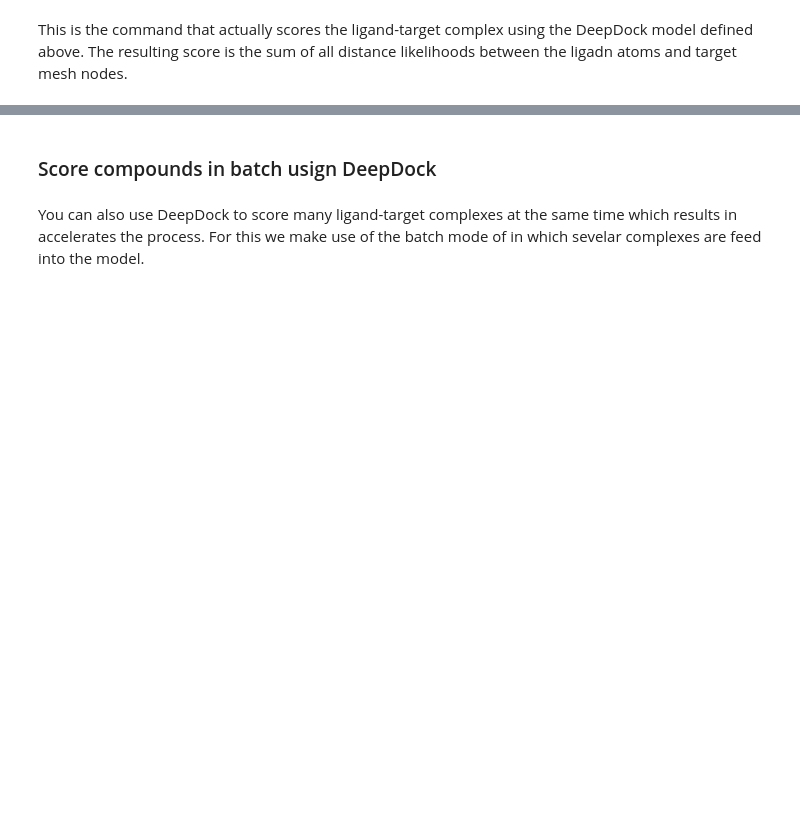
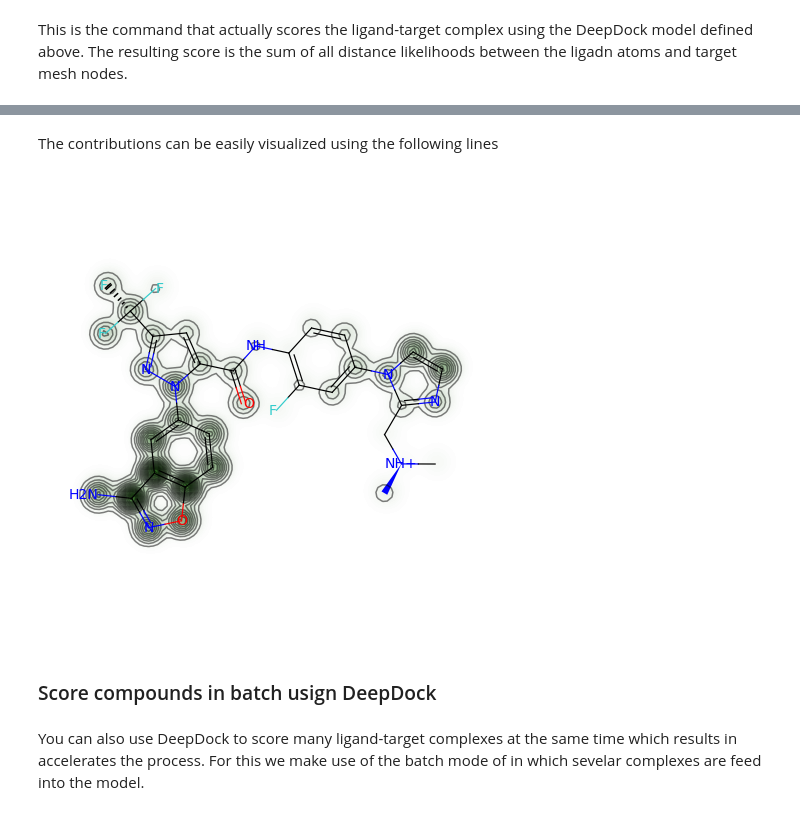
Before and after one commit to OptiMaL-PSE-Lab/DeepDock, a Jupyter notebook: examples/Score_example.ipynb, the cells around one changed output, grey strips where cells are left out. Saved outputs shown, nothing was run; the diff lists cells and outputs as text; code cells hidden in the pictures; blank space fills up the shorter version.

Commit message:
Adding function to calculate atom contributions

```diff
--- a/examples/Score_example.ipynb
+++ b/examples/Score_example.ipynb
@@ -71,0 +75,3 @@ array([251.2206921])
+# %%
+score, contributions = calculate_atom_contribution(real_mol, target_ply, model, dist_threshold=3., seed=123, device=device)
+contributions
@@ -72,3 +87,13 @@ array([251.2206921])
+# %% [markdown]
+The contributions can be easily visualized using the following lines
+# %%
+from rdkit.Chem.Draw import SimilarityMaps
+
+mol_2d = Chem.RemoveHs(real_mol) #Remove hydrogens from the molecule since DeepDock doesn't take H's into account
+mol_2d.RemoveAllConformers() # Creates a 2D visualization of the molecule
+fig = SimilarityMaps.GetSimilarityMapFromWeights(mol_2d, contributions[0], contourLines=20)
+# %% [output]
+[figure, added]
 # %% [markdown]
 ### Score compounds in batch usign DeepDock
 # %% [markdown]
```
Also changed, not shown: parts of 4 cells of this notebook, 1 other file.
